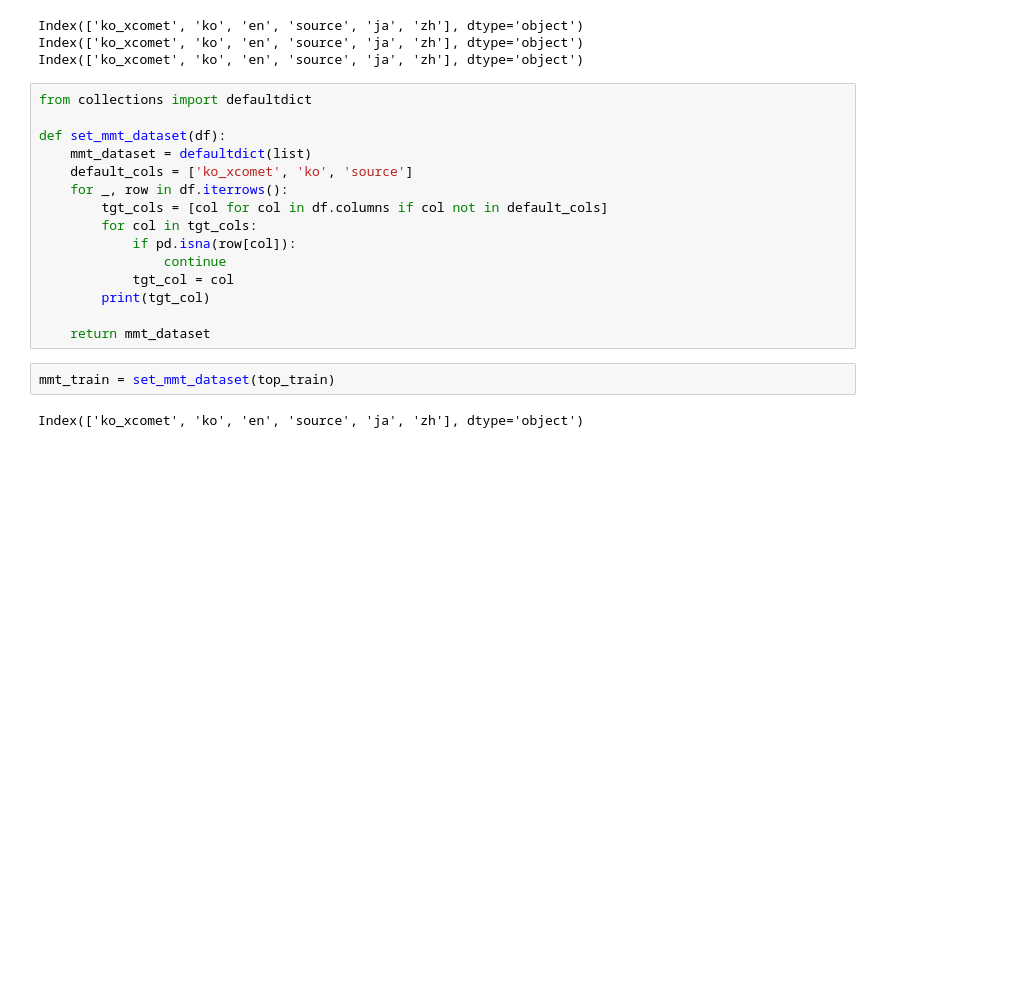
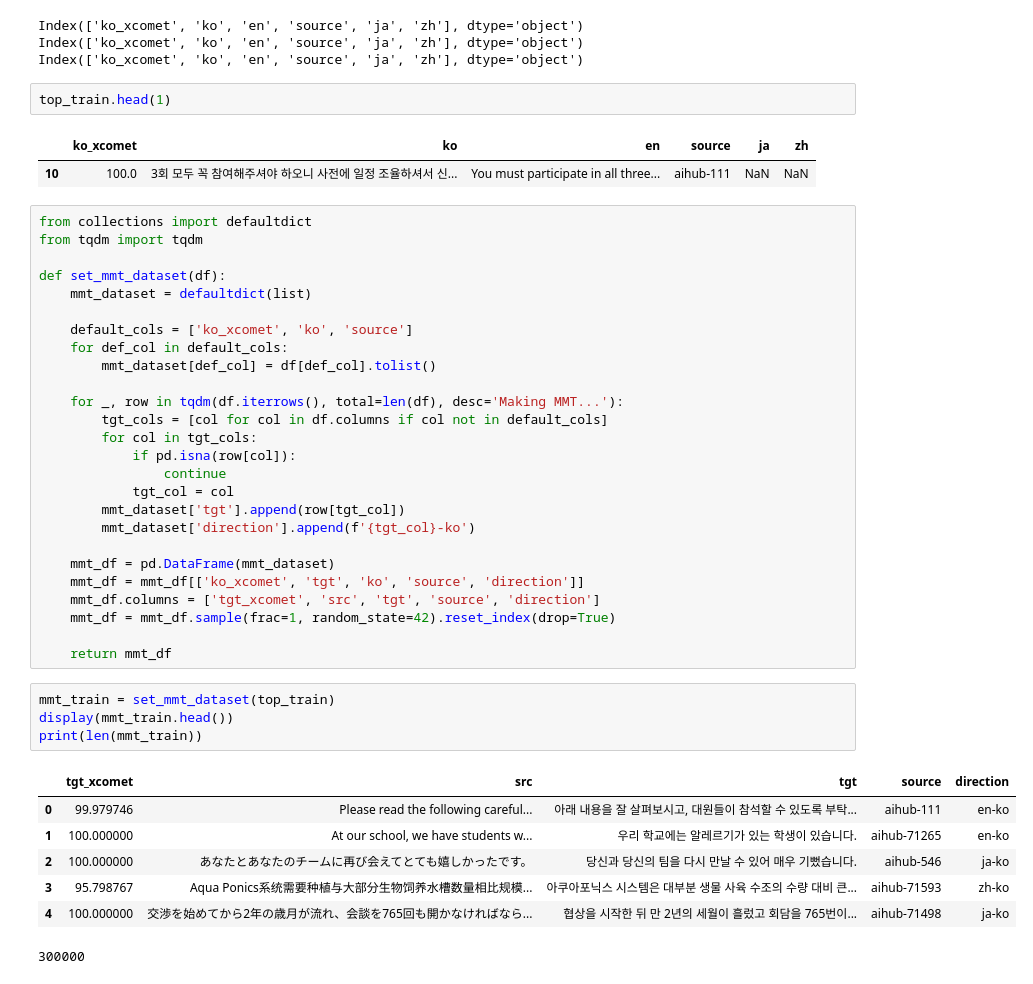
Before and after one commit to TrainToGPB/slm-mmt-exp, a Jupyter notebook: translation_datasets/mmt/aihub_integration/mmt_integration.ipynb, the cells around one changed output. Drawn from its saved outputs; the diff is of its cells as text; blank space fills up the shorter version.

Commit message:
notebook: make flores many-to-many data

```diff
--- a/translation_datasets/mmt/aihub_integration/mmt_integration.ipynb
+++ b/translation_datasets/mmt/aihub_integration/mmt_integration.ipynb
@@ -1326,22 +1326,46 @@ print(top_test.columns)
 Index(['ko_xcomet', 'ko', 'en', 'source', 'ja', 'zh'], dtype='object')
 Index(['ko_xcomet', 'ko', 'en', 'source', 'ja', 'zh'], dtype='object')
 Index(['ko_xcomet', 'ko', 'en', 'source', 'ja', 'zh'], dtype='object')
+# %%
+top_train.head(1)
+# %% [output]
+|  | ko_xcomet | ko | en | source | ja | zh |
+| 10 | 100.0 | 3회 모두 꼭 참여해주셔야 하오니 사전에 일정 조율하셔서 신... | You must participate in all three... | aihub-111 | NaN | NaN |
 # %%
 from collections import defaultdict
+from tqdm import tqdm
 
 def set_mmt_dataset(df):
     mmt_dataset = defaultdict(list)
+
     default_cols = ['ko_xcomet', 'ko', 'source']
-    for _, row in df.iterrows():
+    for def_col in default_cols:
+        mmt_dataset[def_col] = df[def_col].tolist()
+
+    for _, row in tqdm(df.iterrows(), total=len(df), desc='Making MMT...'):
         tgt_cols = [col for col in df.columns if col not in default_cols]
         for col in tgt_cols:
             if pd.isna(row[col]):
                 continue
             tgt_col = col
-        print(tgt_col)
+        mmt_dataset['tgt'].append(row[tgt_col])
+        mmt_dataset['direction'].append(f'{tgt_col}-ko')
 
-    return mmt_dataset
+    mmt_df = pd.DataFrame(mmt_dataset)
+    mmt_df = mmt_df[['ko_xcomet', 'tgt', 'ko', 'source', 'direction']]
+    mmt_df.columns = ['tgt_xcomet', 'src', 'tgt', 'source', 'direction']
+    mmt_df = mmt_df.sample(frac=1, random_state=42).reset_index(drop=True)
+
+    return mmt_df
 # %%
 mmt_train = set_mmt_dataset(top_train)
+display(mmt_train.head())
+print(len(mmt_train))
 # %% [output]
+|  | tgt_xcomet | src | tgt | source | direction |
+| 0 | 99.979746 | Please read the following careful... | 아래 내용을 잘 살펴보시고, 대원들이 참석할 수 있도록 부탁... | aihub-111 | en-ko |
+| 1 | 100.000000 | At our school, we have students w... | 우리 학교에는 알레르기가 있는 학생이 있습니다. | aihub-71265 | en-ko |
+| 2 | 100.000000 | あなたとあなたのチームに再び会えてとても嬉しかったです。 | 당신과 당신의 팀을 다시 만날 수 있어 매우 기뻤습니다. | aihub-546 | ja-ko |
+| 3 | 95.798767 | Aqua Ponics系统需要种植与大部分生物饲养水槽数量相比规模... | 아쿠아포닉스 시스템은 대부분 생물 사육 수조의 수량 대비 큰... | aihub-71593 | zh-ko |
+| 4 | 100.000000 | 交渉を始めてから2年の歳月が流れ、会談を765回も開かなければなら... | 협상을 시작한 뒤 만 2년의 세월이 흘렀고 회담을 765번이... | aihub-71498 | ja-ko |
-Index(['ko_xcomet', 'ko', 'en', 'source', 'ja', 'zh'], dtype='object')
+300000
```
Also changed, not shown: parts of 3 cells of this notebook.
